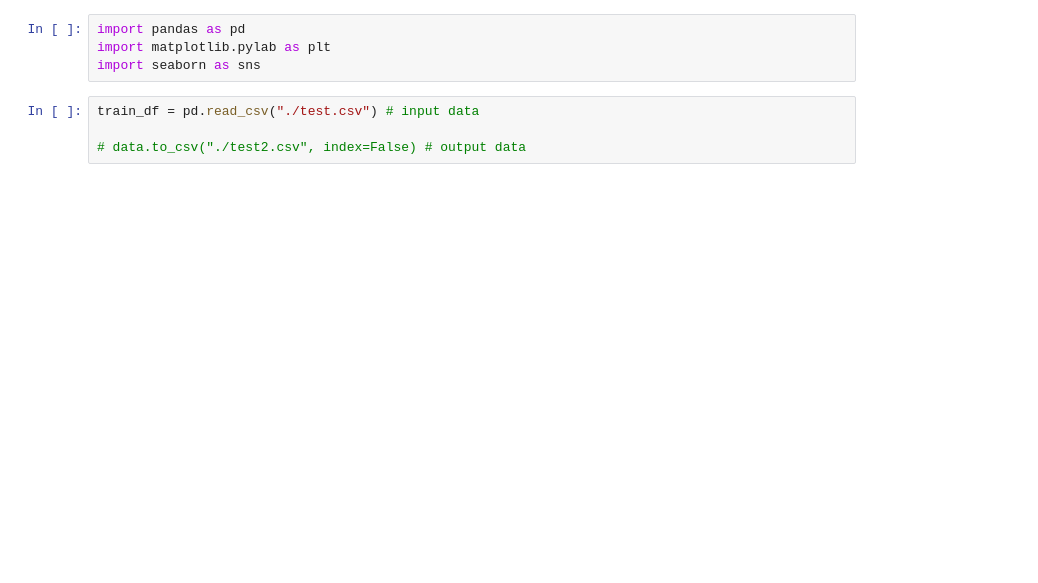
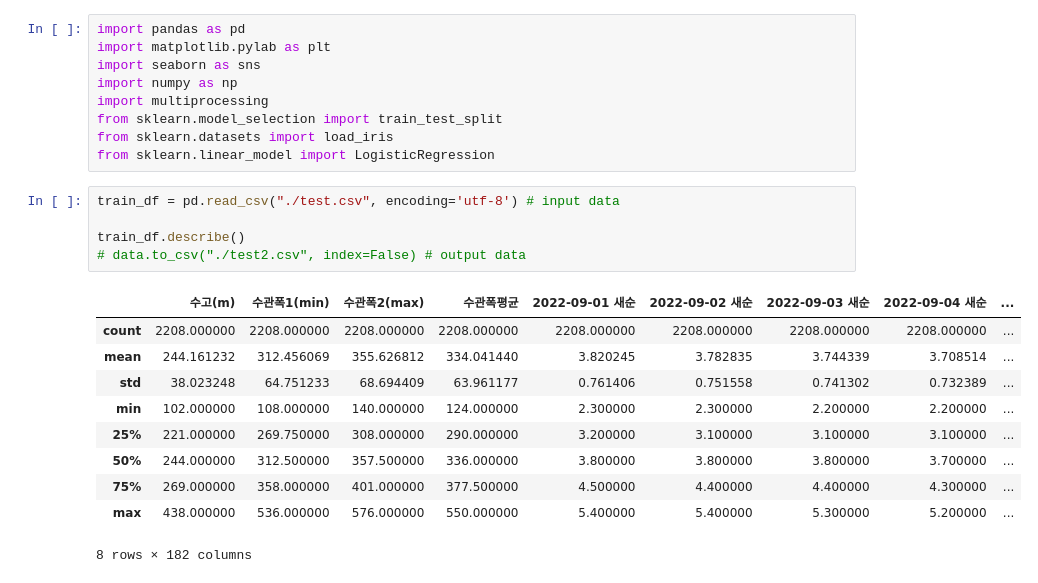
Before and after one commit to coffeeamp/dataset_AI, a Jupyter notebook: 감귤착과량예측/test1.ipynb, the cells around one changed output. Saved outputs shown, nothing was run; the diff lists cells and outputs as text; blank space fills up the shorter version.

```diff
--- a/감귤착과량예측/test1.ipynb
+++ b/감귤착과량예측/test1.ipynb
@@ -2,8 +2,25 @@
 import pandas as pd
 import matplotlib.pylab as plt
 import seaborn as sns
+import numpy as np
+import multiprocessing
+from sklearn.model_selection import train_test_split
+from sklearn.datasets import load_iris
+from sklearn.linear_model import LogisticRegression
 # %%
-train_df = pd.read_csv("./test.csv") # input data
+train_df = pd.read_csv("./test.csv", encoding='utf-8') # input data
 
+train_df.describe()
 # data.to_csv("./test2.csv", index=False) # output data
+# %% [output]
+|  | 수고(m) | 수관폭1(min) | 수관폭2(max) | 수관폭평균 | 2022-09-01 새순 | 2022-09-02 새순 | 2022-09-03 새순 | 2022-09-04 새순 | ... |
+| count | 2208.000000 | 2208.000000 | 2208.000000 | 2208.000000 | 2208.000000 | 2208.000000 | 2208.000000 | 2208.000000 | ... |
+| mean | 244.161232 | 312.456069 | 355.626812 | 334.041440 | 3.820245 | 3.782835 | 3.744339 | 3.708514 | ... |
+| std | 38.023248 | 64.751233 | 68.694409 | 63.961177 | 0.761406 | 0.751558 | 0.741302 | 0.732389 | ... |
+| min | 102.000000 | 108.000000 | 140.000000 | 124.000000 | 2.300000 | 2.300000 | 2.200000 | 2.200000 | ... |
+| 25% | 221.000000 | 269.750000 | 308.000000 | 290.000000 | 3.200000 | 3.100000 | 3.100000 | 3.100000 | ... |
+| 50% | 244.000000 | 312.500000 | 357.500000 | 336.000000 | 3.800000 | 3.800000 | 3.800000 | 3.700000 | ... |
+| 75% | 269.000000 | 358.000000 | 401.000000 | 377.500000 | 4.500000 | 4.400000 | 4.400000 | 4.300000 | ... |
+| max | 438.000000 | 536.000000 | 576.000000 | 550.000000 | 5.400000 | 5.400000 | 5.300000 | 5.200000 | ... |
+8 rows × 182 columns
 # %%
```
Also changed, not shown: parts of 4 cells of this notebook.
